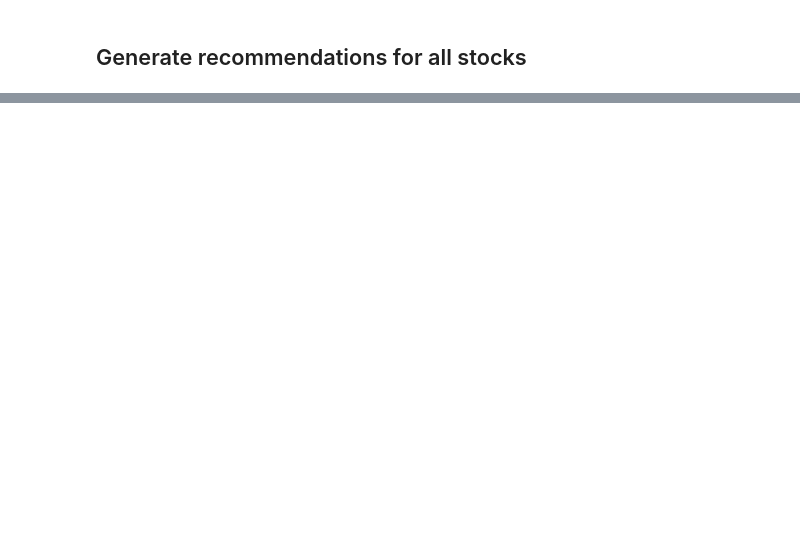
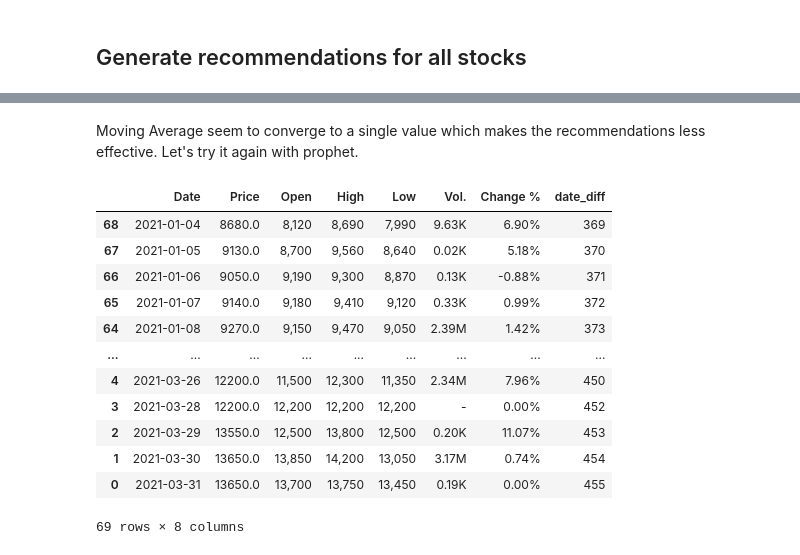
Before and after one commit to XO-Appleton/MRIfIFd7jKq1ziBF, a Jupyter notebook: ValueInvestor.ipynb, the cells around one changed output, grey strips where cells are left out. Cells and saved outputs as stored; diff of their text form; code cells hidden in the pictures; blank space fills up the shorter version.

```diff
--- a/ValueInvestor.ipynb
+++ b/ValueInvestor.ipynb
@@ -643,0 +576,18 @@ See the caveats in the documentation: https://pandas.pydata.org/pandas-docs/stab
+# %% [markdown]
+Moving Average seem to converge to a single value which makes the recommendations less effective. Let's try it again with prophet.
+# %%
+stock_dfs['001230'][idx_2021:]
+# %% [output]
+|  | Date | Price | Open | High | Low | Vol. | Change % | date_diff |
+| 68 | 2021-01-04 | 8680.0 | 8,120 | 8,690 | 7,990 | 9.63K | 6.90% | 369 |
+| 67 | 2021-01-05 | 9130.0 | 8,700 | 9,560 | 8,640 | 0.02K | 5.18% | 370 |
+| 66 | 2021-01-06 | 9050.0 | 9,190 | 9,300 | 8,870 | 0.13K | -0.88% | 371 |
+| 65 | 2021-01-07 | 9140.0 | 9,180 | 9,410 | 9,120 | 0.33K | 0.99% | 372 |
+| 64 | 2021-01-08 | 9270.0 | 9,150 | 9,470 | 9,050 | 2.39M | 1.42% | 373 |
+| ... | ... | ... | ... | ... | ... | ... | ... | ... |
+| 4 | 2021-03-26 | 12200.0 | 11,500 | 12,300 | 11,350 | 2.34M | 7.96% | 450 |
+| 3 | 2021-03-28 | 12200.0 | 12,200 | 12,200 | 12,200 | - | 0.00% | 452 |
+| 2 | 2021-03-29 | 13550.0 | 12,500 | 13,800 | 12,500 | 0.20K | 11.07% | 453 |
+| 1 | 2021-03-30 | 13650.0 | 13,850 | 14,200 | 13,050 | 3.17M | 0.74% | 454 |
+| 0 | 2021-03-31 | 13650.0 | 13,700 | 13,750 | 13,450 | 0.19K | 0.00% | 455 |
+69 rows × 8 columns
```
Also changed, not shown: parts of 18 cells of this notebook.
